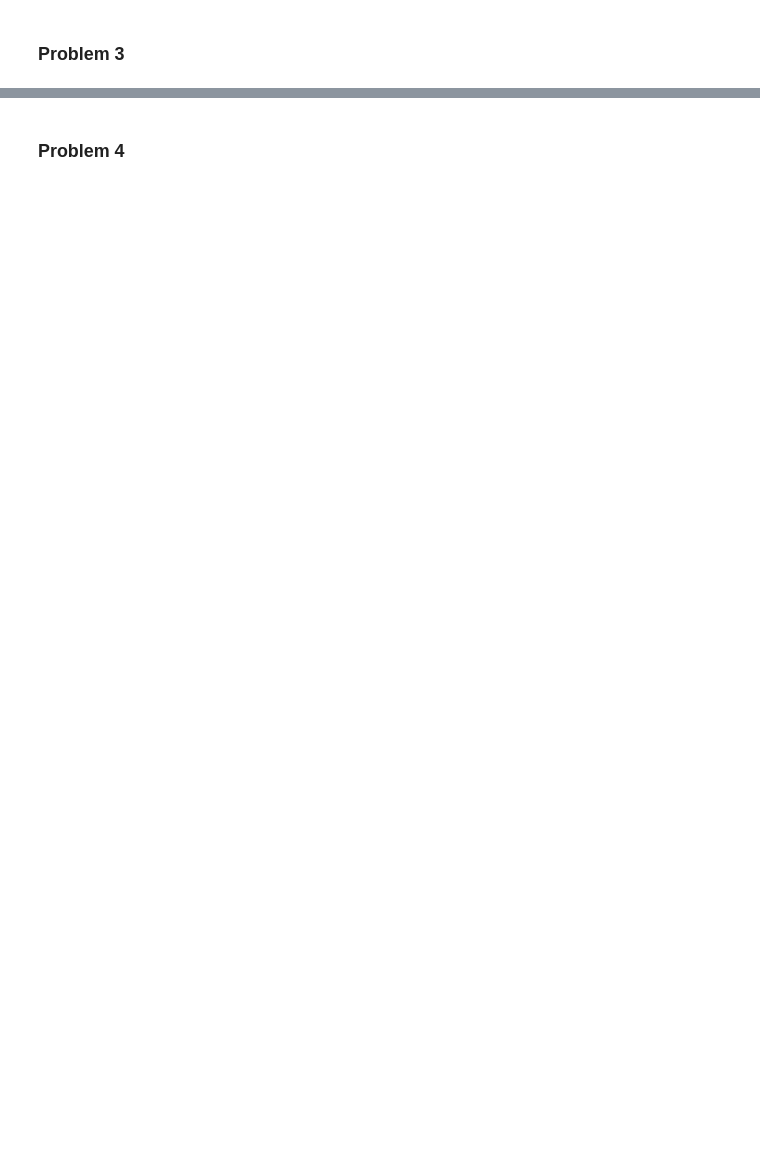
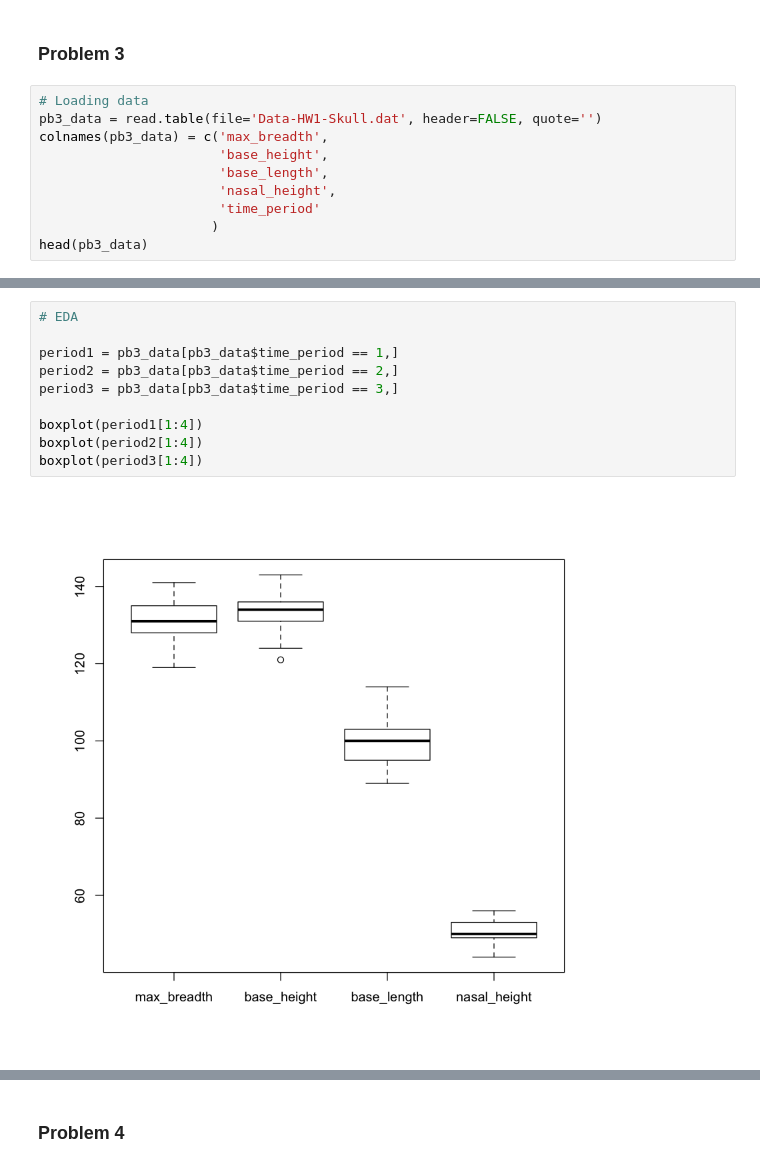
Before and after one commit to kmishra9/PH245, a Jupyter notebook: PH245 HW1.ipynb, the cells around one changed output, grey strips where cells are left out. Saved outputs shown, nothing was run; the diff lists cells and outputs as text; blank space fills up the shorter version.

```diff
--- a/PH245 HW1.ipynb
+++ b/PH245 HW1.ipynb
@@ -159,2 +188,12 @@ xBar2 = c()
 # %% [markdown]
 ### Problem 3
+# %%
+# Loading data
+pb3_data = read.table(file='Data-HW1-Skull.dat', header=FALSE, quote='')
+colnames(pb3_data) = c('max_breadth',
+                       'base_height',
+                       'base_length',
+                       'nasal_height',
+                       'time_period'
+                      )
+head(pb3_data)
@@ -160,0 +208,12 @@ xBar2 = c()
+# %%
+# EDA
+
+period1 = pb3_data[pb3_data$time_period == 1,]
+period2 = pb3_data[pb3_data$time_period == 2,]
+period3 = pb3_data[pb3_data$time_period == 3,]
+
+boxplot(period1[1:4])
+boxplot(period2[1:4])
+boxplot(period3[1:4])
+# %% [output]
+[figure, added]
```
Also changed, not shown: parts of 12 cells of this notebook.
